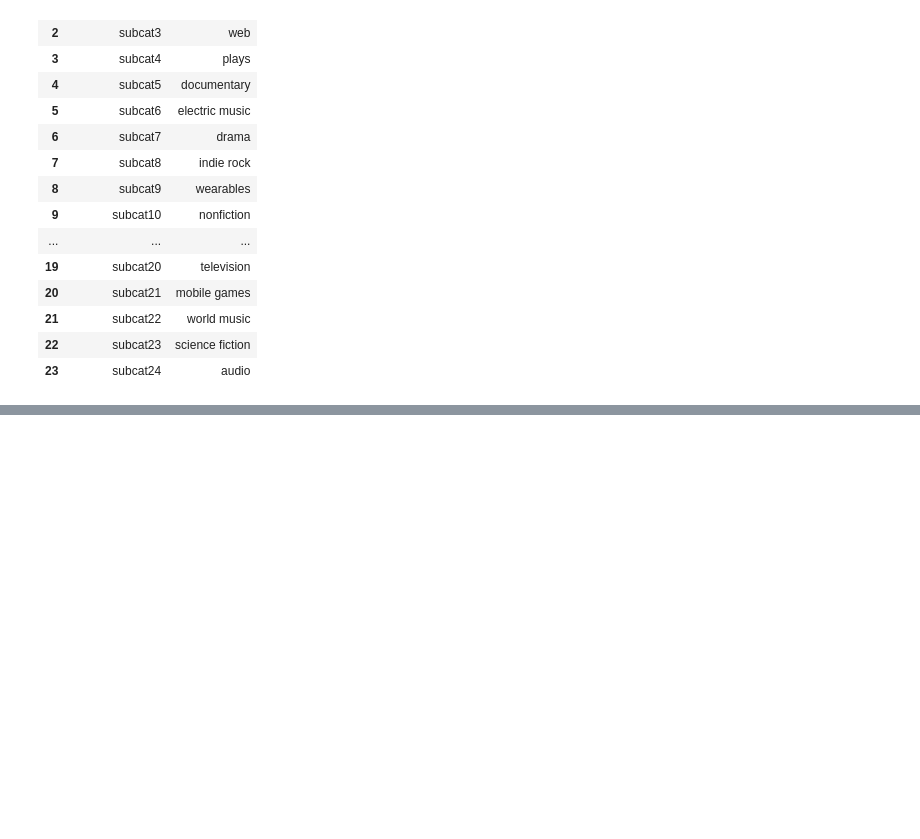
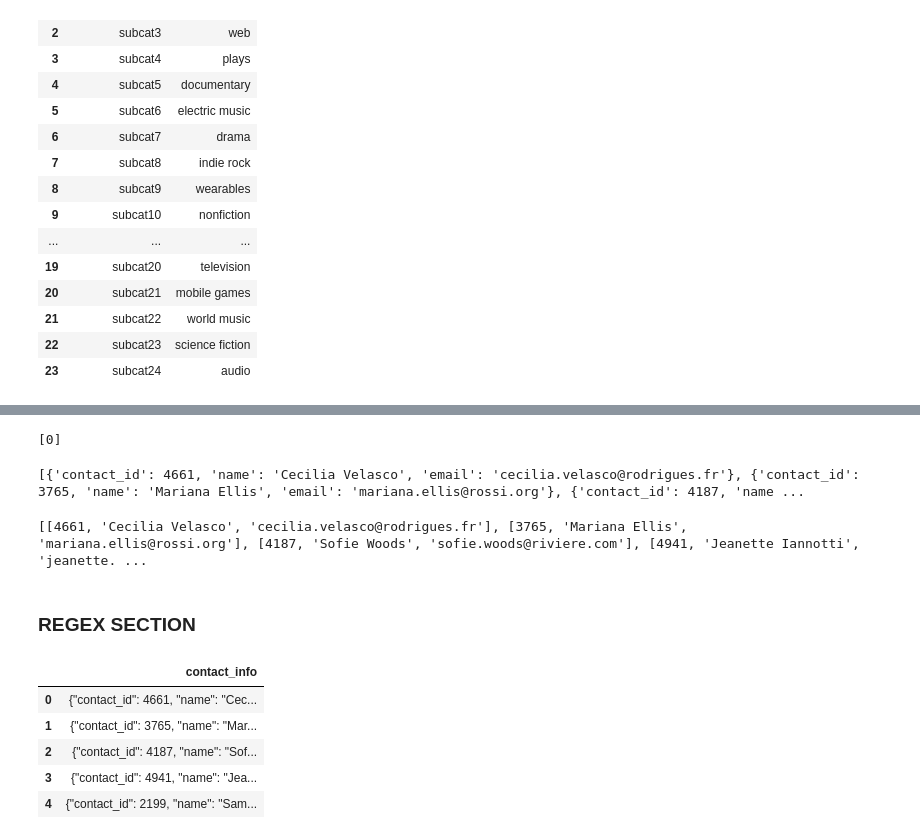
Before and after one commit to cindyd97/Crowdfunding_with_ETL, a Jupyter notebook: daniels_workbook.ipynb, the cells around one changed output, grey strips where cells are left out. Saved outputs shown, nothing was run; the diff lists cells and outputs as text; code cells hidden in the pictures; blank space fills up the shorter version.

```diff
--- a/daniels_workbook.ipynb
+++ b/daniels_workbook.ipynb
@@ -140,0 +149,47 @@ subcategory_df
+# %%
+import json
+dict_values = []
+for i in contact_info_df:
+    dict_values.append(i)
+
+print(dict_values)
+# %% [output]
+[0]
+# %%
+import json
+dict_values = []
+for i, row in contact_info_df.iterrows():
+    contact_dict = json.loads(row['contact_info'])
+    dict_values.append(contact_dict)
+
+print(dict_values)
+# %% [output]
+[{'contact_id': 4661, 'name': 'Cecilia Velasco', 'email': 'cecilia.velasco@rodrigues.fr'}, {'contact_id': 3765, 'name': 'Mariana Ellis', 'email': 'mariana.ellis@rossi.org'}, {'contact_id': 4187, 'name ...
+# %%
+import json
+
+dict_values = []
+
+for i, row in contact_info_df.iterrows():
+    # Load the JSON string from the 'contact_info' column into a dictionary
+    contact_dict = json.loads(row['contact_info'])
+    row_values= list(contact_dict.values())
+    dict_values.append(row_values)
+
+# Print the list of dictionaries
+print(dict_values)
+# %% [output]
+[[4661, 'Cecilia Velasco', 'cecilia.velasco@rodrigues.fr'], [3765, 'Mariana Ellis', 'mariana.ellis@rossi.org'], [4187, 'Sofie Woods', 'sofie.woods@riviere.com'], [4941, 'Jeanette Iannotti', 'jeanette. ...
+# %% [markdown]
+### REGEX SECTION
+# %%
+# Read the data into a Pandas DataFrame. Use the `header=2` parameter when reading in the data.
+contact_info_df = pd.read_excel('Resources/contacts.xlsx', header=3)
+contact_info_df.head()
+# %% [output]
+|  | contact_info |
+| 0 | {"contact_id": 4661, "name": "Cec... |
+| 1 | {"contact_id": 3765, "name": "Mar... |
+| 2 | {"contact_id": 4187, "name": "Sof... |
+| 3 | {"contact_id": 4941, "name": "Jea... |
+| 4 | {"contact_id": 2199, "name": "Sam... |
```
Also changed, not shown: parts of 15 cells of this notebook.
